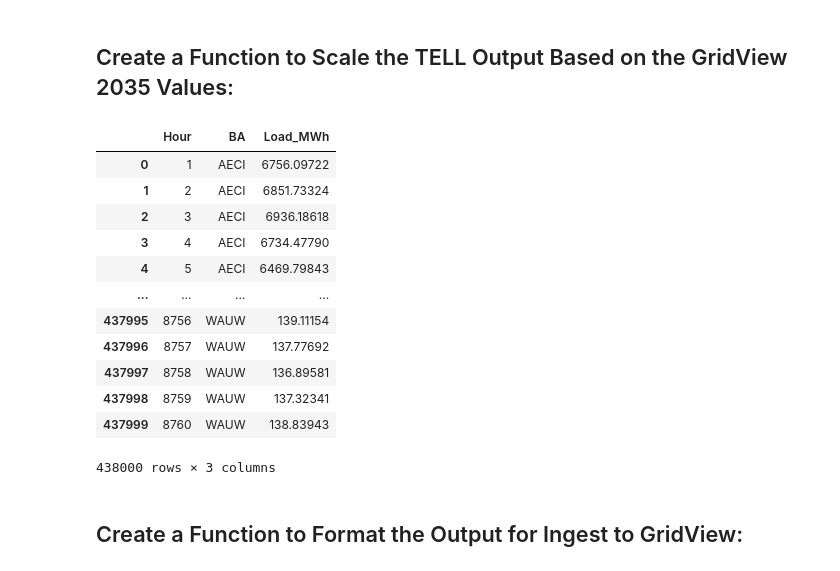
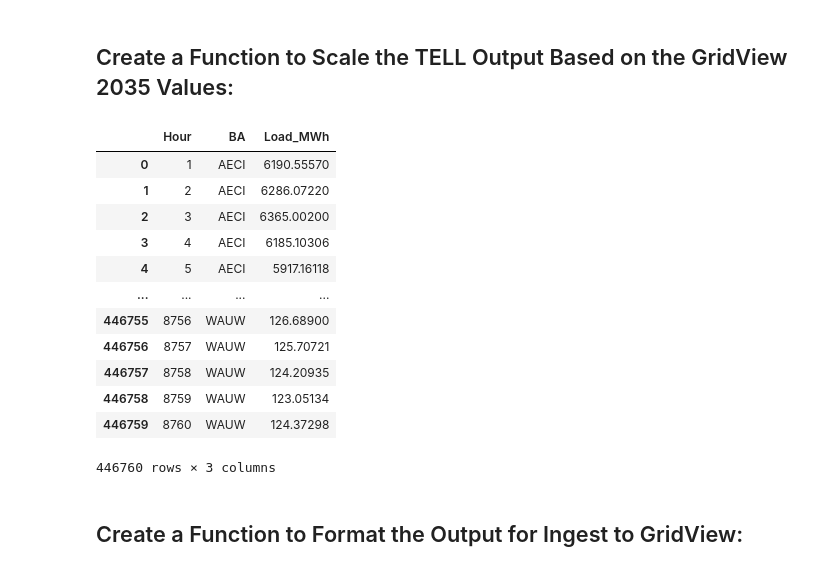
Before and after one commit to cdburley/ntp_heat_wave_loads, a Jupyter notebook: notebooks/process_eic_load_data.ipynb, the cells around one changed output. Drawn from its saved outputs; the diff is of its cells as text; code cells hidden in the pictures.

```diff
--- a/notebooks/process_eic_load_data.ipynb
+++ b/notebooks/process_eic_load_data.ipynb
@@ -46,7 +47,7 @@ def process_gridview_data(data_dir: str):
     gv_df['FMPP_Sum'] = (gv_df['FTP'] + gv_df['KEY'] + gv_df['LWU'] + gv_df['FMPP'] + gv_df['RCU'] + gv_df['TCEC']).round(2)
     gv_df['FPL_Sum'] = (gv_df['FPL'] + gv_df['OLEANDER']).round(2)
     gv_df['IPCO'] = (gv_df['IPFE'] + gv_df['IPMV'] + gv_df['IPTV']).round(2)
-    gv_df['MISO'] = (gv_df['HE'] + gv_df['DEI'] + gv_df['SIGE'] + gv_df['IPL'] + gv_df['NIPS'] + gv_df['METC'] +
+    gv_df['MISO'] = (gv_df['EES-EMI'] + gv_df['EES-EAI'] + gv_df['HE'] + gv_df['DEI'] + gv_df['SIGE'] + gv_df['IPL'] + gv_df['NIPS'] + gv_df['METC'] +
                      gv_df['ITCT'] + gv_df['WEC'] + gv_df['MIUP'] + gv_df['BREC'] + gv_df['HMPL'] + gv_df['LAGN'] +
                      gv_df['CWLD'] + gv_df['SMEPA'] + gv_df['EES'] + gv_df['AMMO'] + gv_df['AMIL'] + gv_df['CWLP'] +
                      gv_df['SIPC'] + gv_df['OMUA'] + gv_df['CLEC'] + gv_df['LAFA'] + gv_df['LEPA'] + gv_df['MJMEUC'] +
@@ -61,7 +62,7 @@ def process_gridview_data(data_dir: str):
                         gv_df['SMECO'] + gv_df['EKPC'] + gv_df['DVP']).round(2)
     gv_df['SOCO_Sum'] = (gv_df['SOCO'] + gv_df['GULF']).round(2)
 
-    gv_df['SWPP'] = (gv_df['EES-EMI'] + gv_df['EES-EAI'] + gv_df['AEPW'] + gv_df['GRDA'] + gv_df['OKGE'] + gv_df['WFEC'] + gv_df['SPS'] +
+    gv_df['SWPP'] = (gv_df['AEPW'] + gv_df['GRDA'] + gv_df['OKGE'] + gv_df['WFEC'] + gv_df['SPS'] +
                      gv_df['OMPA'] + gv_df['MIDW'] + gv_df['SUNC'] + gv_df['WERE'] + gv_df['KCPL'] + gv_df['KACY'] + gv_df['EMDE'] +
                      gv_df['INDN'] + gv_df['SPRM'] + gv_df['NPPD'] + gv_df['GRIS'] + gv_df['OPPD'] + gv_df['WAPA'] + gv_df['BEPC-SPP']).round(2)
     gv_df['TEC'] = (gv_df['TECO']).round(2)
@@ -72,7 +73,7 @@ def process_gridview_data(data_dir: str):
     gv_df.rename(columns={'FMPP_Sum': 'FMPP', 'FPL_Sum': 'FPL', 'NEVP_Sum': 'NEVP', 'PJM_Sum': 'PJM', 'SOCO_Sum': 'SOCO', 'TVA_Sum': 'TVA'}, inplace=True)
 
     # Rename a few columns so that they match the TELL names:
-    gv_df.rename(columns={'DEF': 'FPC', 'ISO-NE': 'ISNE', 'NYISO': 'NYIS'}, inplace=True)
+    gv_df.rename(columns={'DEF': 'FPC', 'ISO-NE': 'ISNE', 'NYISO': 'NYIS', 'ERCOT': 'ERCO'}, inplace=True)
 
     # Squeeze the dataframe:
     gv_df = gv_df.squeeze().to_frame()
@@ -175,23 +176,23 @@ def scale_tell_loads(data_dir: str, year_to_process: str):
 # %%
 # Aggregate and scale the TELL MLP files:
 scaled_tell_df = scale_tell_loads(data_dir = data_dir,
-                                  year_to_process = '2015')
+                                  year_to_process = '2055')
 
 scaled_tell_df
 # %% [output]
 |  | Hour | BA | Load_MWh |
-| 0 | 1 | AECI | 6756.09722 |
-| 1 | 2 | AECI | 6851.73324 |
-| 2 | 3 | AECI | 6936.18618 |
-| 3 | 4 | AECI | 6734.47790 |
-| 4 | 5 | AECI | 6469.79843 |
+| 0 | 1 | AECI | 6190.55570 |
+| 1 | 2 | AECI | 6286.07220 |
+| 2 | 3 | AECI | 6365.00200 |
+| 3 | 4 | AECI | 6185.10306 |
+| 4 | 5 | AECI | 5917.16118 |
 | ... | ... | ... | ... |
-| 437995 | 8756 | WAUW | 139.11154 |
-| 437996 | 8757 | WAUW | 137.77692 |
-| 437997 | 8758 | WAUW | 136.89581 |
-| 437998 | 8759 | WAUW | 137.32341 |
-| 437999 | 8760 | WAUW | 138.83943 |
+| 446755 | 8756 | WAUW | 126.68900 |
+| 446756 | 8757 | WAUW | 125.70721 |
+| 446757 | 8758 | WAUW | 124.20935 |
+| 446758 | 8759 | WAUW | 123.05134 |
+| 446759 | 8760 | WAUW | 124.37298 |
-438000 rows × 3 columns
+446760 rows × 3 columns
 # %% [markdown]
 ## Create a Function to Format the Output for Ingest to GridView:
 # %%
```
Also changed, not shown: parts of 15 cells of this notebook, 6 other files.
